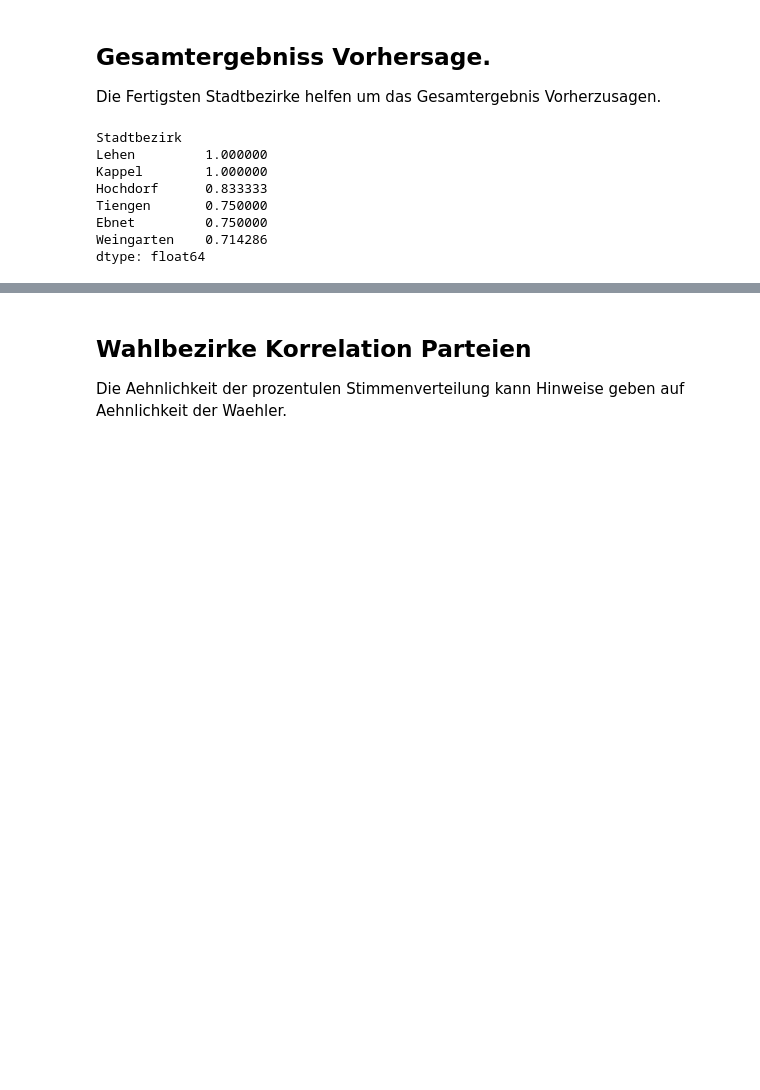
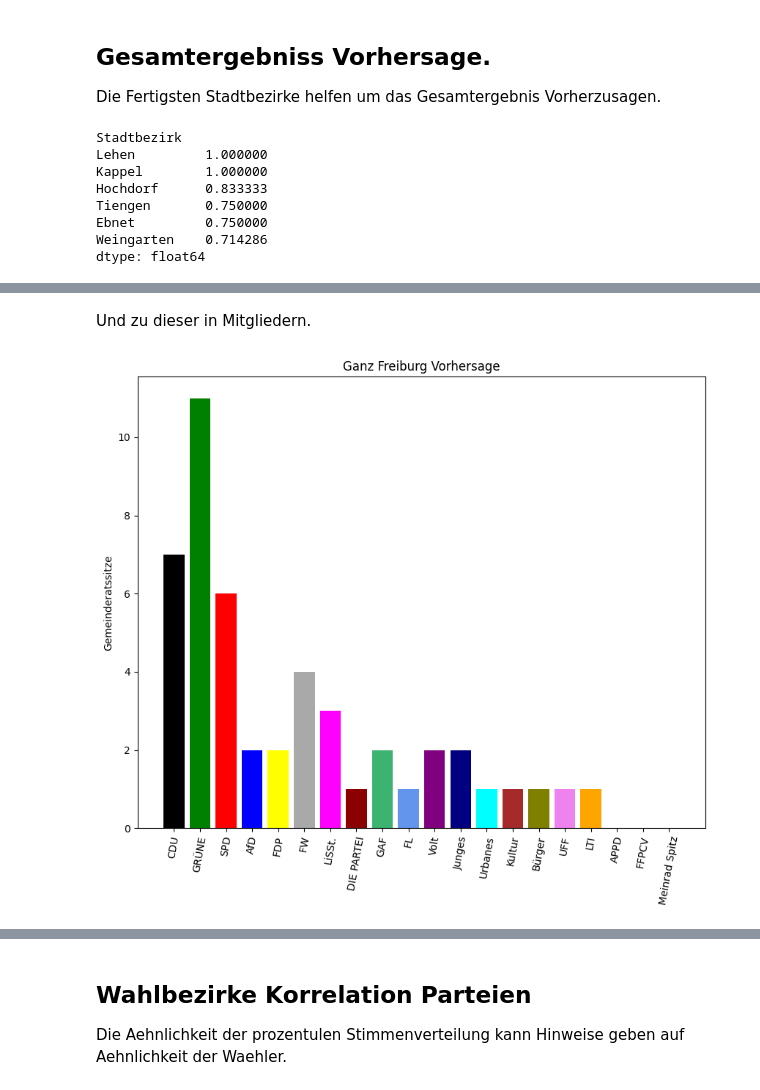
Before and after one commit to tkfritz/Freiburg_wahlen, a Jupyter notebook: Gemeinderatswahl24_Analyse.ipynb, the cells around one changed output, grey strips where cells are left out. Saved outputs shown, nothing was run; the diff lists cells and outputs as text; code cells hidden in the pictures; blank space fills up the shorter version.

```diff
--- a/Gemeinderatswahl24_Analyse.ipynb
+++ b/Gemeinderatswahl24_Analyse.ipynb
@@ -228,0 +256,6 @@ Am Ende sicherstellen, dass alles zusammen 100% ergibt.
+# %% [markdown]
+Und zu dieser in Mitgliedern.
+# %%
+make_bar_plot(prediction,title='Ganz Freiburg Vorhersage',sitze=48)
+# %% [output]
+[figure, added]
```
Also changed, not shown: parts of 21 cells of this notebook.
